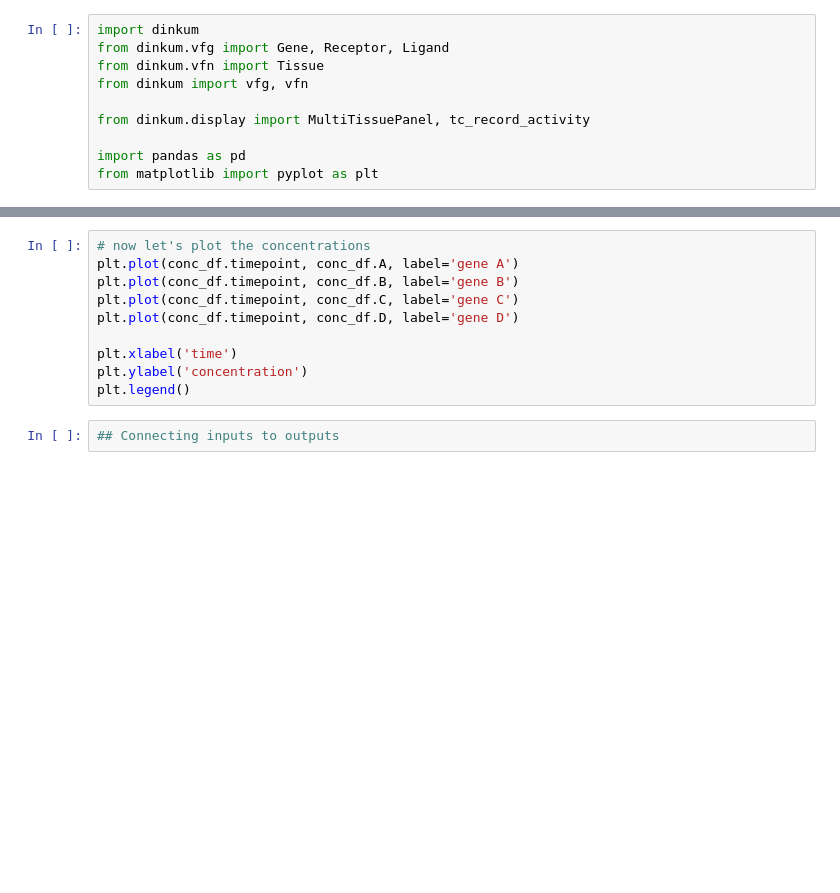
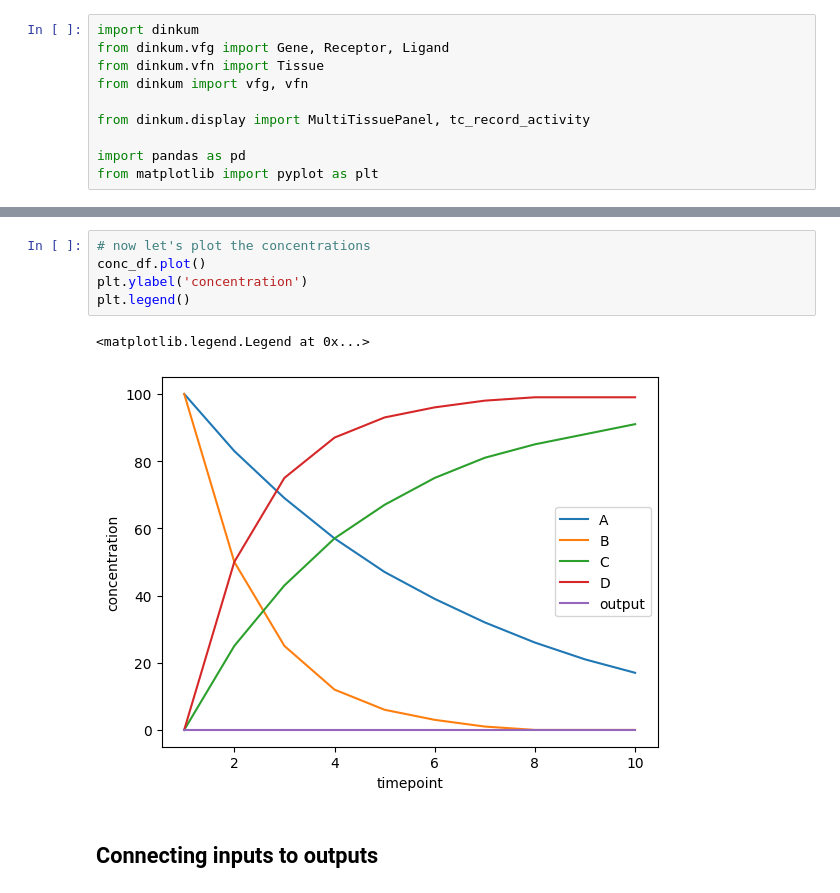
Before and after one commit to dinkum-bio/dinkum, a Jupyter notebook: notebooks/6-multi-level-activation.ipynb, the cells around one changed output, grey strips where cells are left out. Cells and saved outputs as stored; diff of their text form; blank space fills up the shorter version.

```diff
--- a/notebooks/6-multi-level-activation.ipynb
+++ b/notebooks/6-multi-level-activation.ipynb
@@ -55,15 +64,13 @@ display_fn
 # %%
 # now let's plot the concentrations
-plt.plot(conc_df.timepoint, conc_df.A, label='gene A')
-plt.plot(conc_df.timepoint, conc_df.B, label='gene B')
-plt.plot(conc_df.timepoint, conc_df.C, label='gene C')
-plt.plot(conc_df.timepoint, conc_df.D, label='gene D')
-
-plt.xlabel('time')
+conc_df.plot()
 plt.ylabel('concentration')
 plt.legend()
+# %% [output]
+<matplotlib.legend.Legend at 0x...>
+[figure, added]
-# %%
-## Connecting inputs to outputs
+# %% [markdown]
+## Connecting inputs to outputs
 # %%
 dinkum.reset()
 
```
Also changed, not shown: parts of 6 cells of this notebook, 2 other files.
